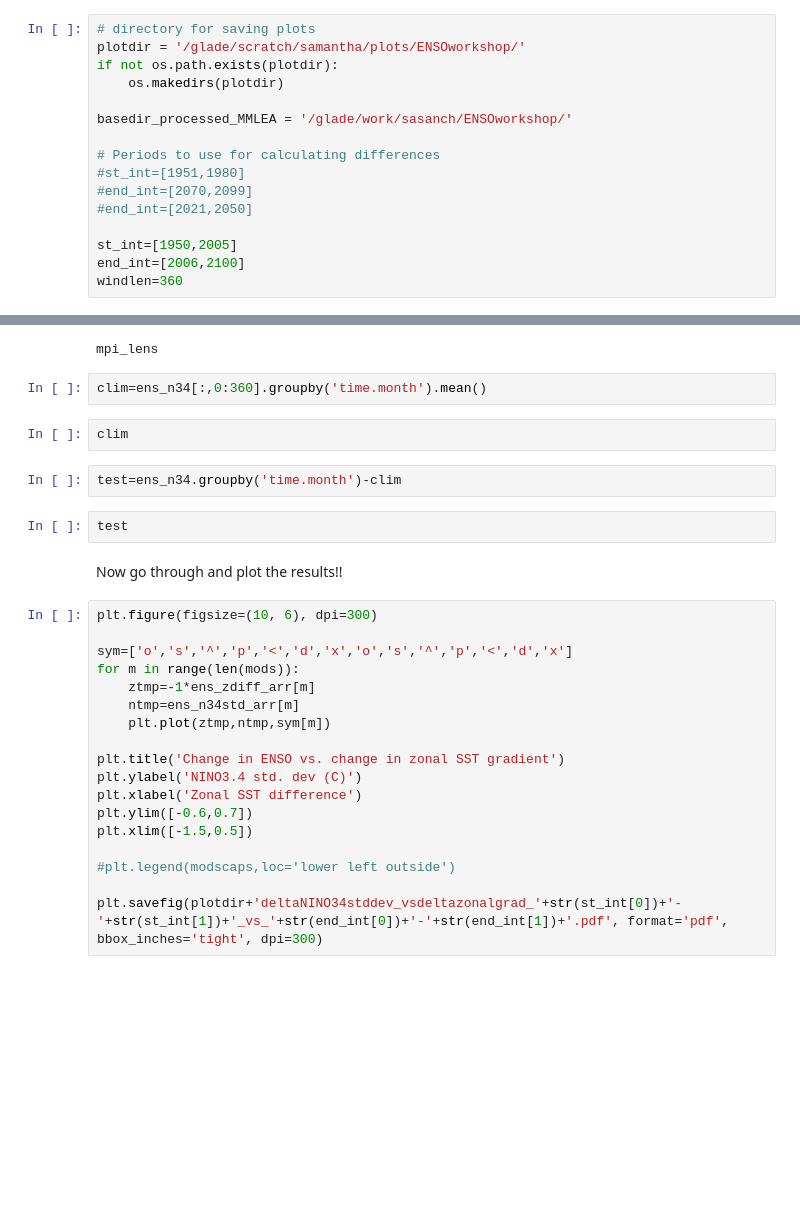
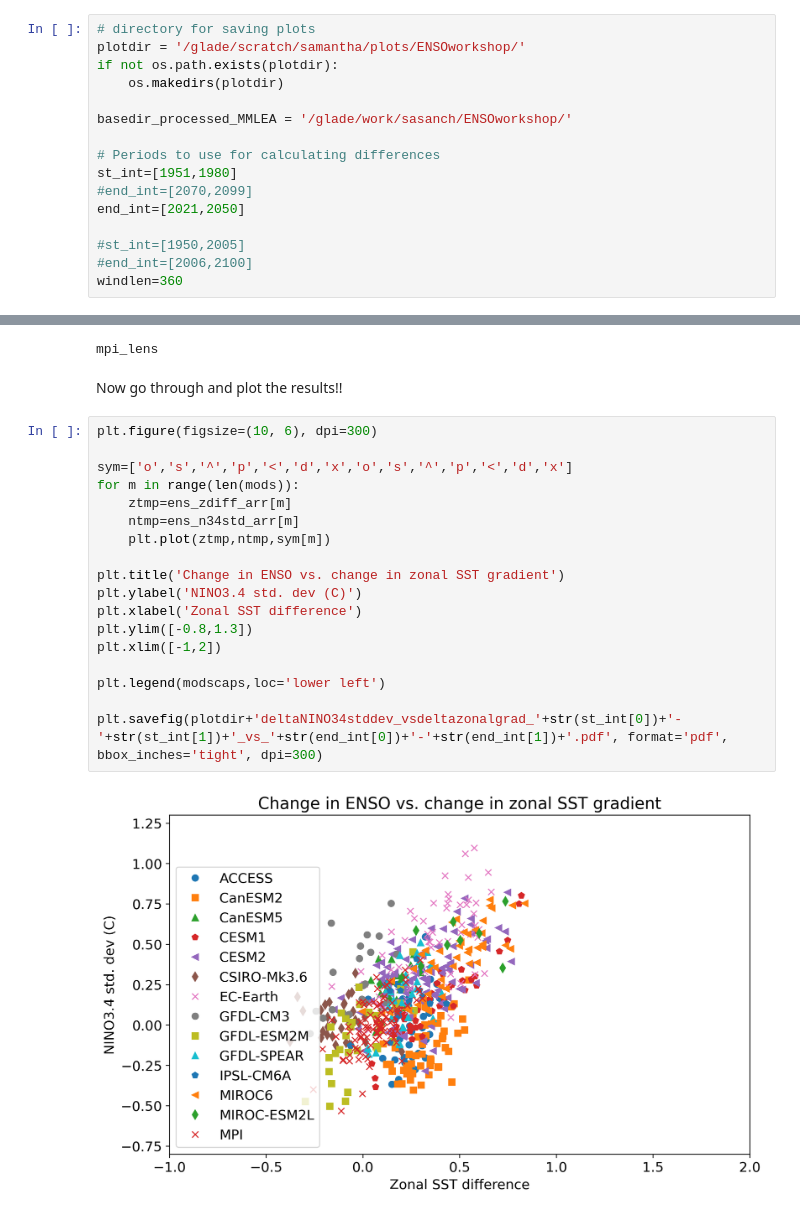
Before and after one commit to samanthastevenson/ENSO_workshop, a Jupyter notebook: ensoampl_vszonalsstgrad.ipynb, the cells around one changed output, grey strips where cells are left out. Drawn from its saved outputs; the diff is of its cells as text; blank space fills up the shorter version.

Commit message:
double-checking time periods

```diff
--- a/ensoampl_vszonalsstgrad.ipynb
+++ b/ensoampl_vszonalsstgrad.ipynb
@@ -32,12 +32,12 @@ if not os.path.exists(plotdir):
 basedir_processed_MMLEA = '/glade/work/sasanch/ENSOworkshop/'
 
 # Periods to use for calculating differences
-#st_int=[1951,1980]
+st_int=[1951,1980]
 #end_int=[2070,2099]
-#end_int=[2021,2050]
+end_int=[2021,2050]
 
-st_int=[1950,2005]
-end_int=[2006,2100]
+#st_int=[1950,2005]
+#end_int=[2006,2100]
 windlen=360
 # %% [markdown]
 ### Read in time series and SST fields
@@ -226,33 +226,27 @@ ipsl_cm6a_lens
 miroc6_lens
 miroc_esm2l_lens
 mpi_lens
-# %%
-clim=ens_n34[:,0:360].groupby('time.month').mean()
-# %%
-clim
-# %%
-test=ens_n34.groupby('time.month')-clim
-# %%
-test
 # %% [markdown]
 Now go through and plot the results!!
 # %%
 plt.figure(figsize=(10, 6), dpi=300)
 
 sym=['o','s','^','p','<','d','x','o','s','^','p','<','d','x']
 for m in range(len(mods)):
-    ztmp=-1*ens_zdiff_arr[m]
+    ztmp=ens_zdiff_arr[m]
     ntmp=ens_n34std_arr[m]
     plt.plot(ztmp,ntmp,sym[m])
 
 plt.title('Change in ENSO vs. change in zonal SST gradient')
 plt.ylabel('NINO3.4 std. dev (C)')
 plt.xlabel('Zonal SST difference')
-plt.ylim([-0.6,0.7])
-plt.xlim([-1.5,0.5])
+plt.ylim([-0.8,1.3])
+plt.xlim([-1,2])
 
-#plt.legend(modscaps,loc='lower left outside')
+plt.legend(modscaps,loc='lower left')
 
 plt.savefig(plotdir+'deltaNINO34stddev_vsdeltazonalgrad_'+str(st_int[0])+'-'+str(st_int[1])+'_vs_'+str(end_int[0])+'-'+str(end_int[1])+'.pdf', format='pdf', bbox_inches='tight', dpi=300)
+# %% [output]
+[figure, added]
 # %%
 plotdir
```
Also changed, not shown: parts of 1 cell of this notebook.
